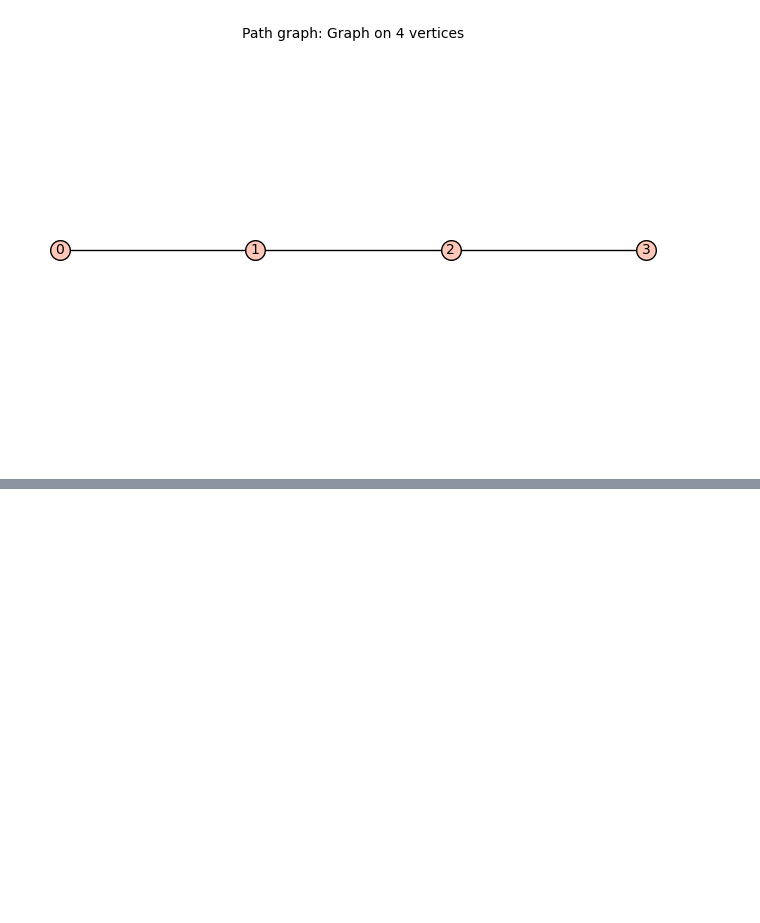
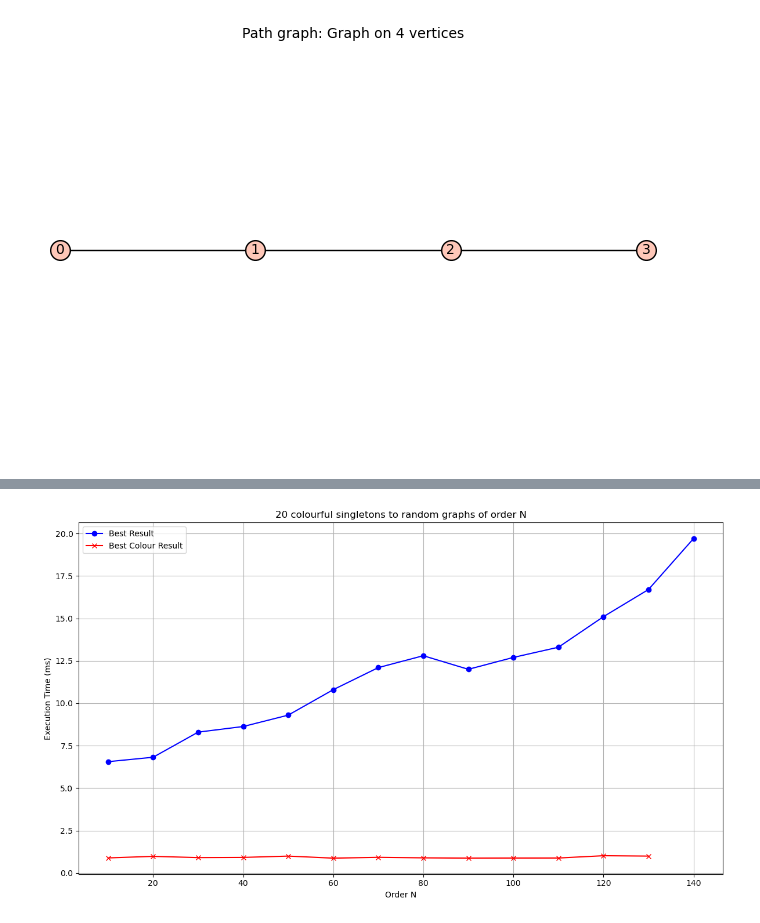
Before and after one commit to guojing0/count-graph-homs, a Jupyter notebook: hom-count-exp.ipynb, the cells around one changed output, grey strips where cells are left out. Saved outputs shown, nothing was run; the diff lists cells and outputs as text; code cells hidden in the pictures; blank space fills up the shorter version.

```diff
--- a/hom-count-exp.ipynb
+++ b/hom-count-exp.ipynb
@@ -150,0 +225,23 @@ add_vertex_into_mapping(0, 8, 0, 4)
+# %%
+# Data for plotting
+N = list(range(10, 141, 10))
+best_result = [6.56, 6.82, 8.3, 8.63, 9.3, 10.8, 12.1, 12.8, 12, 12.7, 13.3, 15.1, 16.7, 19.7]
+best_colour_result = [0.891, 0.982, 0.909, 0.92, 0.998, 0.877, 0.926, 0.895, 0.878, 0.883, 0.885, 1.02, 0.998, 0.978]
+
+# Convert best_colour_result to ms for consistency with best_result
+# best_colour_result = [x / 1000.0 for x in best_colour_result]
+
+# Plotting
+plt.figure(figsize=(12, 7))
+plt.plot(N, best_result, label='Best Result', marker='o', color='blue')
+plt.plot(N[:-1], best_colour_result[:-1], label='Best Colour Result', marker='x', color='red')  # Excluding the last point for best_colour_result
+plt.title('20 colourful singletons to random graphs of order N')
+plt.xlabel('Order N')
+plt.ylabel('Execution Time (ms)')
+plt.legend()
+plt.grid(True)
+plt.tight_layout()
+
+plt.show()
+# %% [output]
+[figure, added]
```
Also changed, not shown: parts of 9 cells of this notebook, 1 other file.
